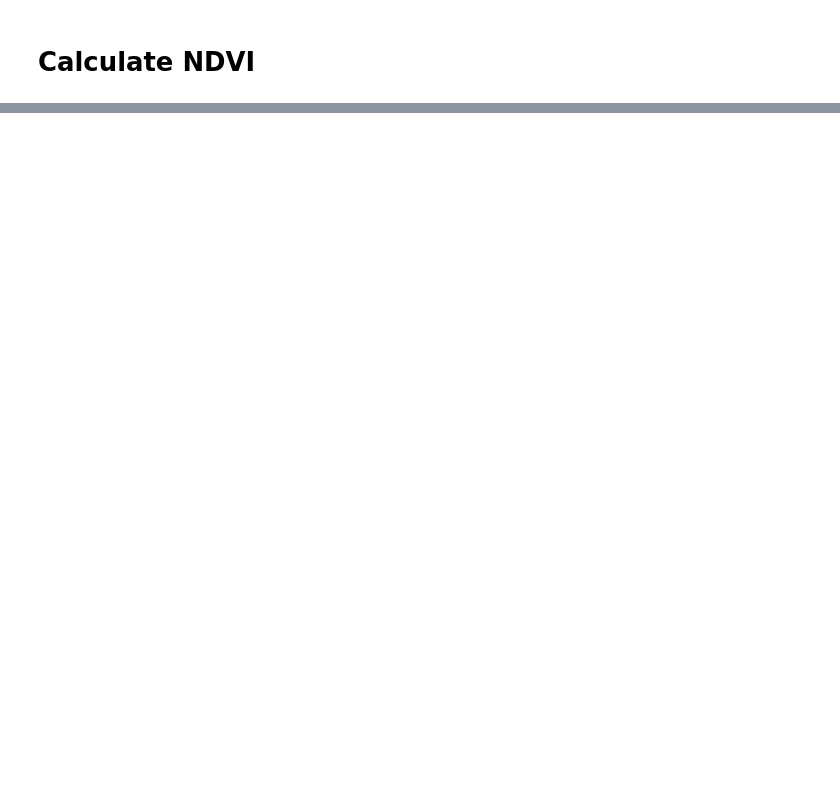
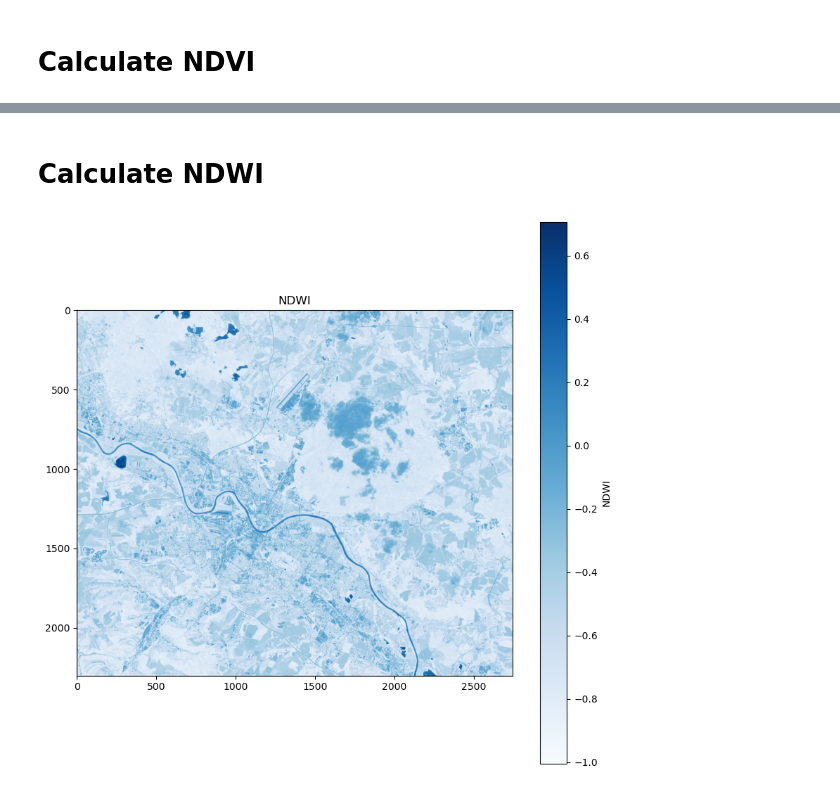
Before and after one commit to japanj/pugs-detection, a Jupyter notebook: notebooks/data_processing_satellite_image.ipynb, the cells around one changed output, grey strips where cells are left out. Drawn from its saved outputs; the diff is of its cells as text; code cells hidden in the pictures; blank space fills up the shorter version.

```diff
--- a/notebooks/data_processing_satellite_image.ipynb
+++ b/notebooks/data_processing_satellite_image.ipynb
@@ -51,2 +74,16 @@ Transform: | 10.00, 0.00, 400260.00|
 # %% [markdown]
 # Calculate NDVI
+# %%
+# Read the NIR and Red bands (assuming band 4 is Red and band 8 is NIR)
+red = data.sel(band=4)
+nir = data.sel(band=8)
+
+# Calculate NDVI
+ndvi = (nir - red) / (nir + red)
+
+# Plot the NDVI
+plt.figure(figsize=(10, 10))
+plt.imshow(ndvi, cmap='RdYlGn')
+plt.colorbar(label='NDVI')
+plt.title('NDVI')
+plt.show()
@@ -52,0 +92,17 @@ Transform: | 10.00, 0.00, 400260.00|
+# %% [markdown]
+# Calculate NDWI
+# %%
+# Read the Green and NIR bands (assuming band 3 is Green and band 8 is NIR)
+green = data.sel(band=3)
+
+# Calculate NDWI
+ndwi = (green - nir) / (green + nir)
+
+# Plot the NDWI
+plt.figure(figsize=(10, 10))
+plt.imshow(ndwi, cmap='Blues')
+plt.colorbar(label='NDWI')
+plt.title('NDWI')
+plt.show()
+# %% [output]
+[figure, added]
```
Also changed, not shown: parts of 7 cells of this notebook, 1 other file.
